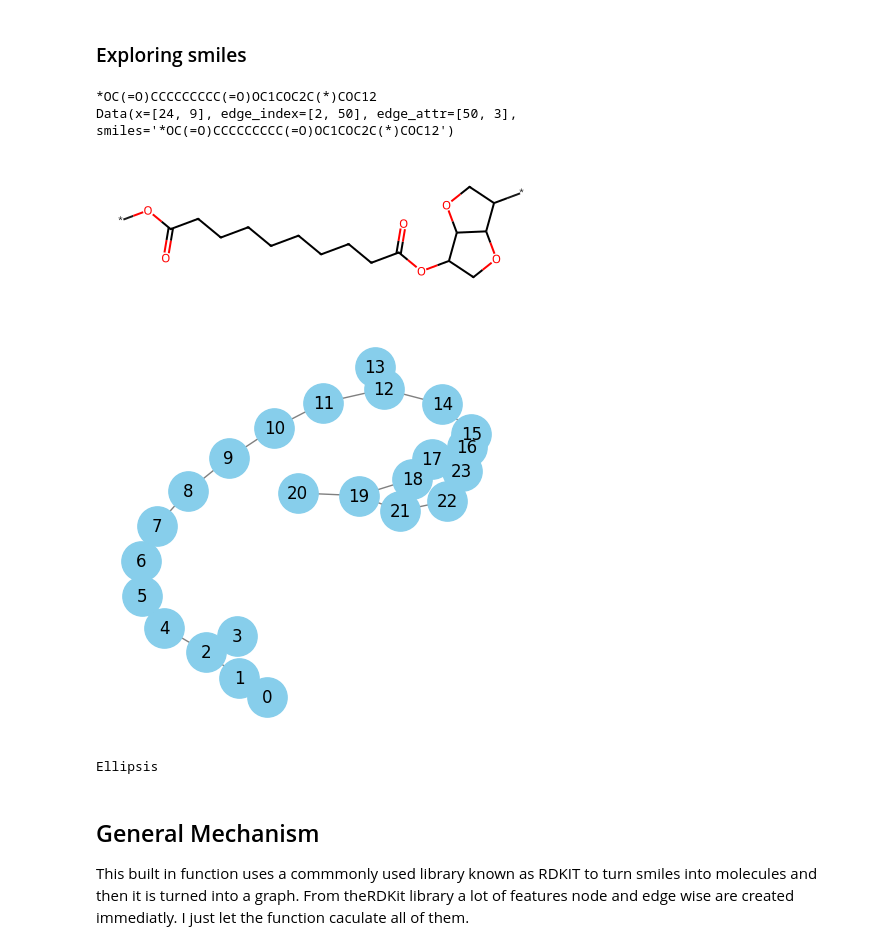
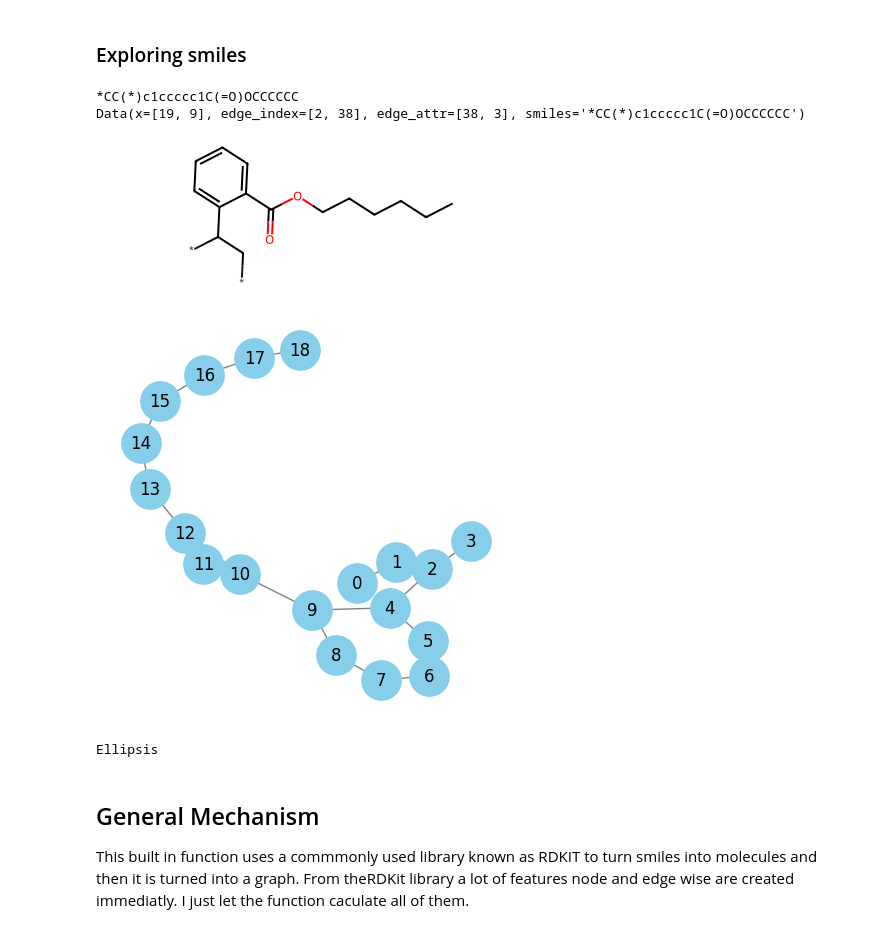
Before and after one commit to EWitting/dsait-4305-polymer-prediction, a Jupyter notebook: SMILE_to_Graph.ipynb, the cells around one changed output. Cells and saved outputs as stored; diff of their text form; code cells hidden in the pictures.

```diff
--- a/SMILE_to_Graph.ipynb
+++ b/SMILE_to_Graph.ipynb
@@ -37,21 +38,21 @@ test_df = pd.read_csv(os.path.join(data_path, "test.csv"))
 # %% [markdown]
 ### Exploring smiles
 # %%
-smiles_ex = train_df['SMILES'][5] # example from data set
+smiles_ex = train_df['SMILES'][0] # example from data set
 print(smiles_ex)
 
 # standard way to visualise the molecule
 mol_pic = Chem.MolFromSmiles(smiles_ex)
 
 #turn into specified data structure from smiles
 data_ex = from_smiles(smiles_ex)
 
 print(data_ex)
 mol_pic
 # %% [output]
-*OC(=O)CCCCCCCCC(=O)OC1COC2C(*)COC12
-Data(x=[24, 9], edge_index=[2, 50], edge_attr=[50, 3], smiles='*OC(=O)CCCCCCCCC(=O)OC1COC2C(*)COC12')
+*CC(*)c1ccccc1C(=O)OCCCCCC
+Data(x=[19, 9], edge_index=[2, 38], edge_attr=[38, 3], smiles='*CC(*)c1ccccc1C(=O)OCCCCCC')
-[figure, old version]
+[figure, new version]
 # %%
 # Visualise moelcules in graph way
 def Vis_SMILES_G(data)->None:
@@ -64,7 +65,7 @@ def Vis_SMILES_G(data)->None:
 
 Vis_SMILES_G(data_ex)
 # %% [output]
-[figure, old version]
+[figure, new version]
 Ellipsis
 # %% [markdown]
 ## General Mechanism
```
Also changed, not shown: parts of 29 cells of this notebook, 10 other files.
